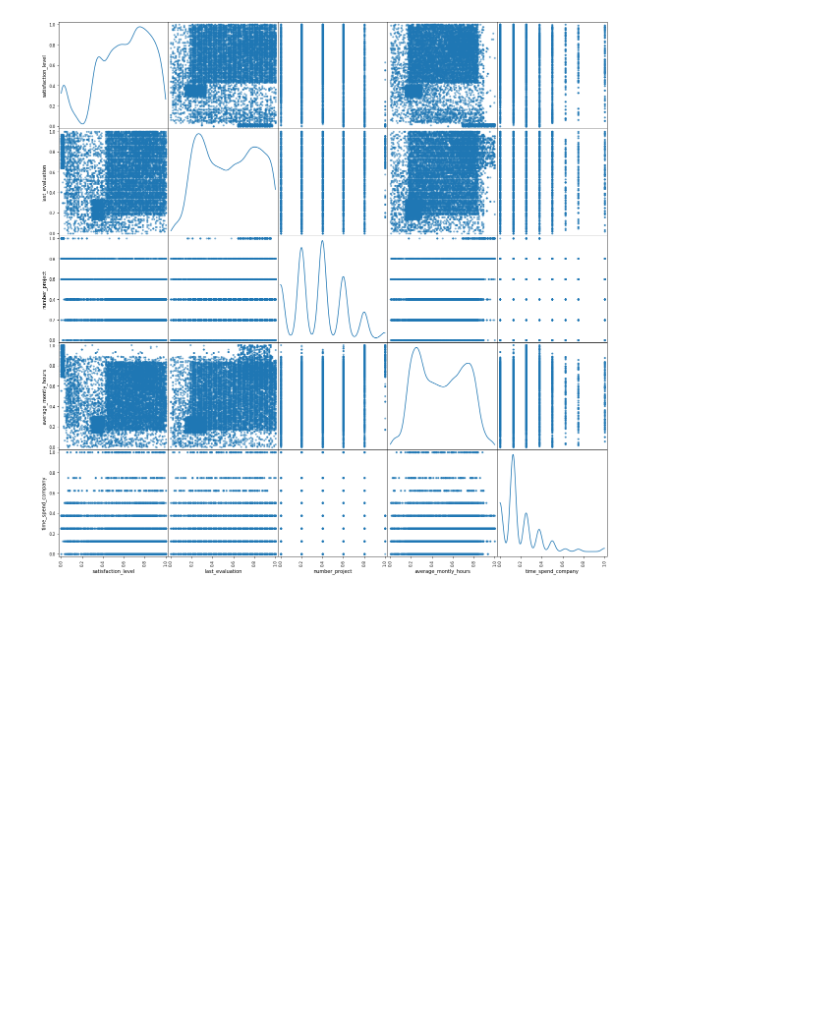
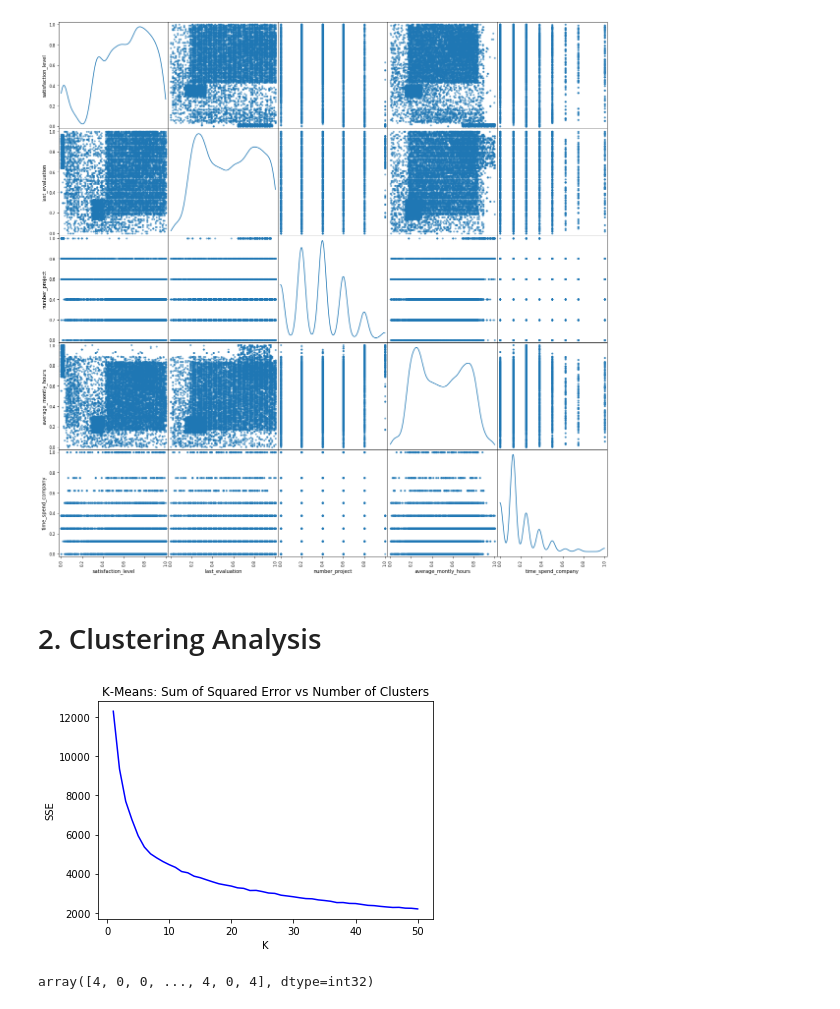
Before and after one commit to noobcode/Data-Mining, a Jupyter notebook: data_understanding.ipynb, the cells around one changed output. Cells and saved outputs as stored; diff of their text form; code cells hidden in the pictures; blank space fills up the shorter version.

Commit message:
started clustering

```diff
--- a/data_understanding.ipynb
+++ b/data_understanding.ipynb
@@ -239,3 +239,5 @@ scatter_matrix(frame=df_01_scaled[numerical_features], figsize=(20,20), diagonal
 plt.show()
 # %% [output]
 [figure]
+# %% [markdown]
+# 2. Clustering Analysis
@@ -241,0 +250,30 @@ plt.show()
+# %%
+# choice of attributes , Euclidean distance
+train_data = np.array(df_01_scaled)
+
+# choice of best value of  K that minimized the sum of squared error
+sse_list = list()
+silhouette_list = list()
+max_k = 50
+#plt.figure((12,6))
+for k in range(1, max_k + 1):
+    kmeans = KMeans(init='k-means++', n_clusters=k, n_init=10, max_iter=100)
+    kmeans.fit(train_data)
+    sse_list.append(kmeans.inertia_)
+    #silhouette_list.append(silhouette_score(train_data, kmeans.labels_))
+
+plt.plot(range(1, max_k + 1), sse_list, 'b', label='SSE')
+#plt.plot(range(1, max_k + 1), silhouette_list, 'r', label='silhouette')
+#plt.legend(loc='upper right')
+plt.xlabel('K')
+plt.ylabel('SSE')
+plt.title('K-Means: Sum of Squared Error vs Number of Clusters')
+plt.show()
+# %% [output]
+[figure, added]
+# %%
+# analysis of the k centroids for a chosen k
+kmeans = KMeans(n_clusters=5)
+kmeans.fit(train_data)
+# %% [output]
+array([4, 0, 0, ..., 4, 0, 4], dtype=int32)
```
Also changed, not shown: parts of 6 cells of this notebook.
